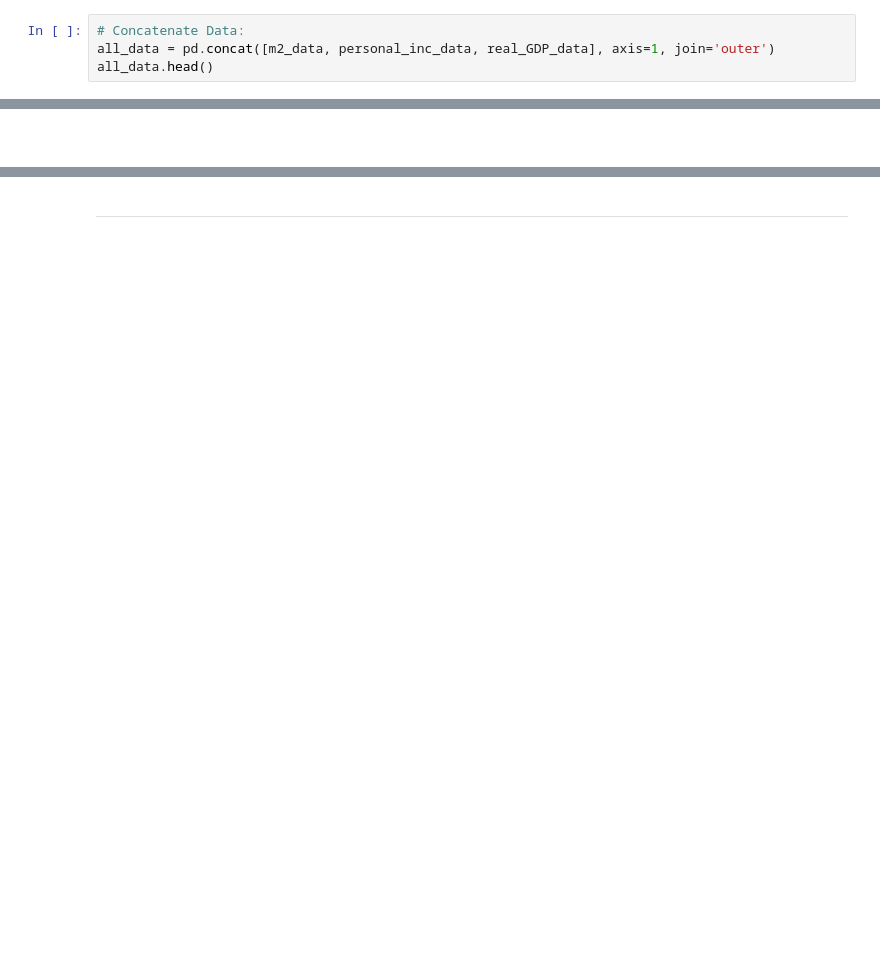
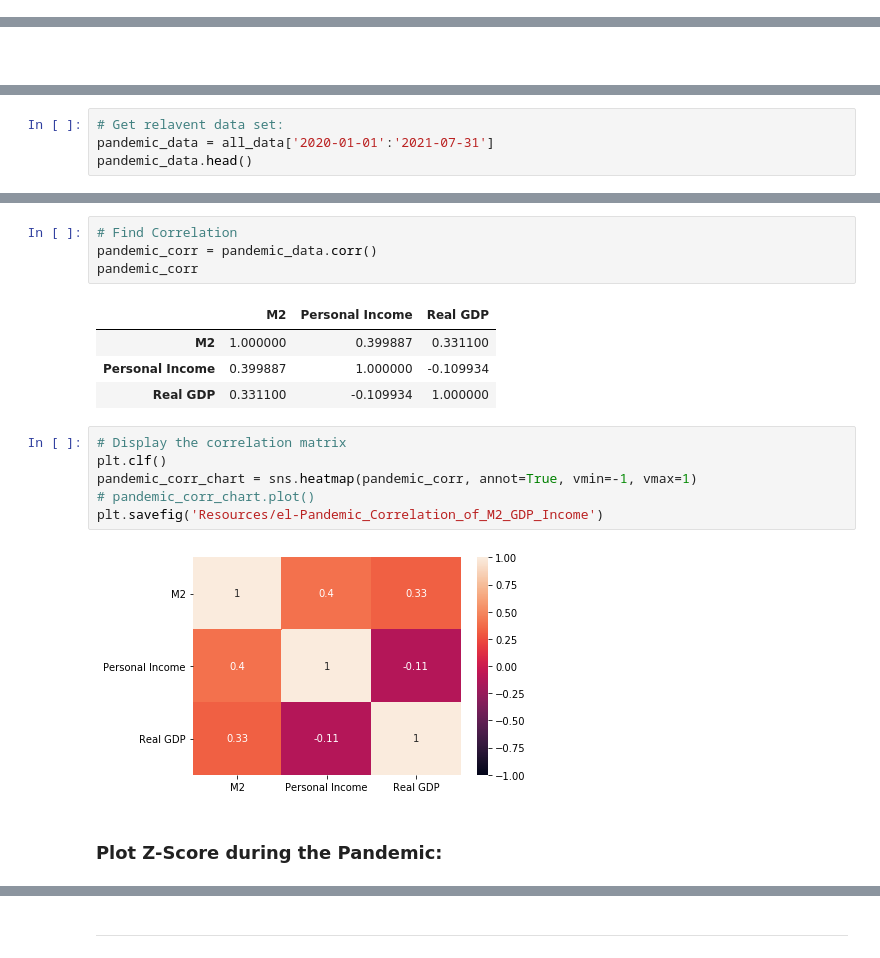
Before and after one commit to schm1263/Fintech_Project_1, a Jupyter notebook: Eriks_Clean_Copy.ipynb, the cells around one changed output, grey strips where cells are left out. Saved outputs shown, nothing was run; the diff lists cells and outputs as text; blank space fills up the shorter version.

```diff
--- a/Eriks_Clean_Copy.ipynb
+++ b/Eriks_Clean_Copy.ipynb
@@ -328,4 +227,0 @@ labeled_plot_w_inc
-# %%
-# Concatenate Data:
-all_data = pd.concat([m2_data, personal_inc_data, real_GDP_data], axis=1, join='outer')
-all_data.head()
@@ -642,0 +518,4 @@ financial_crisis_plot
+# %%
+# Get relavent data set:
+pandemic_data = all_data['2020-01-01':'2021-07-31']
+pandemic_data.head()
@@ -642,0 +529,19 @@ financial_crisis_plot
+# %%
+# Find Correlation
+pandemic_corr = pandemic_data.corr()
+pandemic_corr
+# %% [output]
+|  | M2 | Personal Income | Real GDP |
+| M2 | 1.000000 | 0.399887 | 0.331100 |
+| Personal Income | 0.399887 | 1.000000 | -0.109934 |
+| Real GDP | 0.331100 | -0.109934 | 1.000000 |
+# %%
+# Display the correlation matrix
+plt.clf()
+pandemic_corr_chart = sns.heatmap(pandemic_corr, annot=True, vmin=-1, vmax=1)
+# pandemic_corr_chart.plot()
+plt.savefig('Resources/el-Pandemic_Correlation_of_M2_GDP_Income')
+# %% [output]
+[figure, added]
+# %% [markdown]
+### Plot Z-Score during the Pandemic:
```
Also changed, not shown: parts of 105 cells of this notebook, 16 other files.
